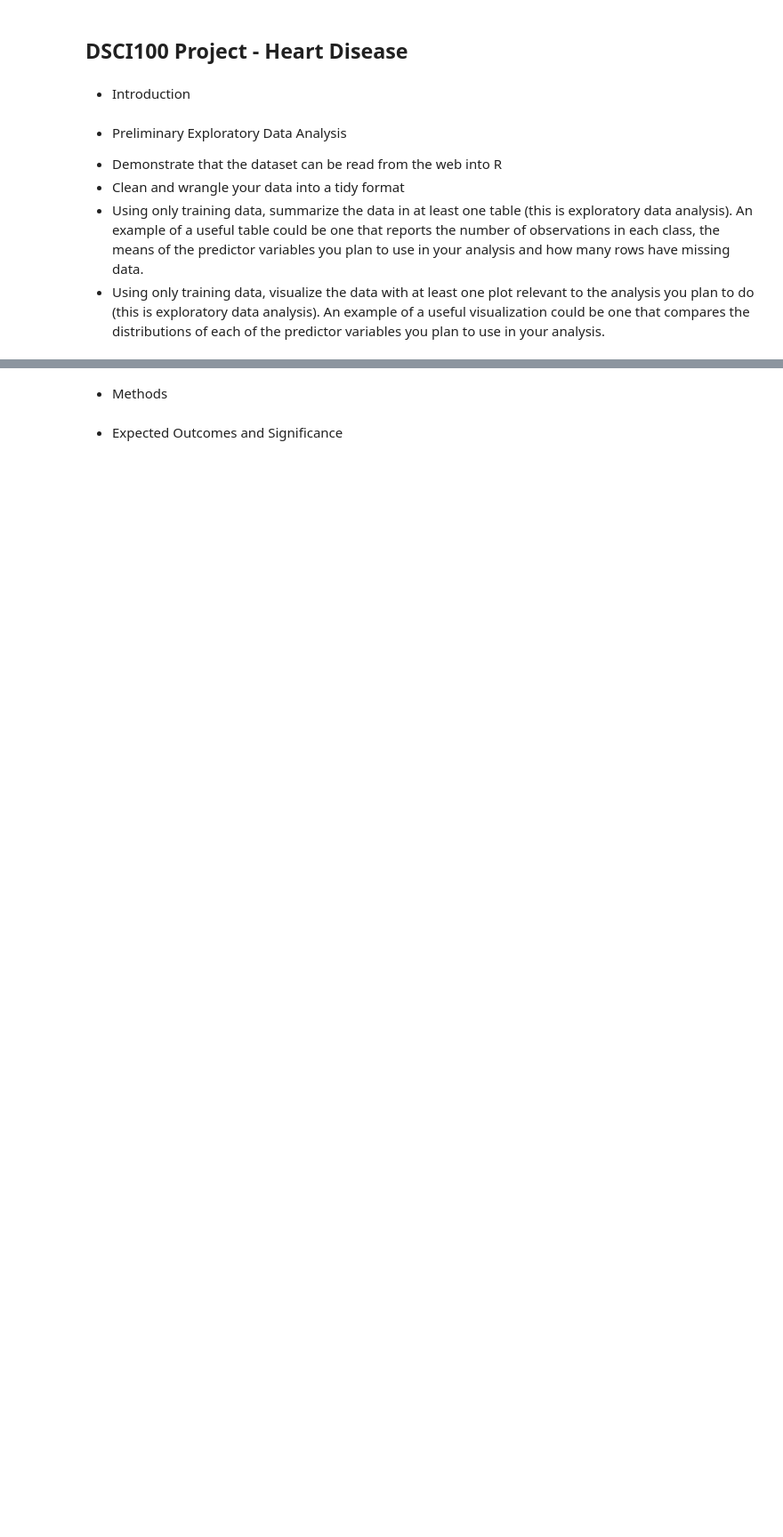
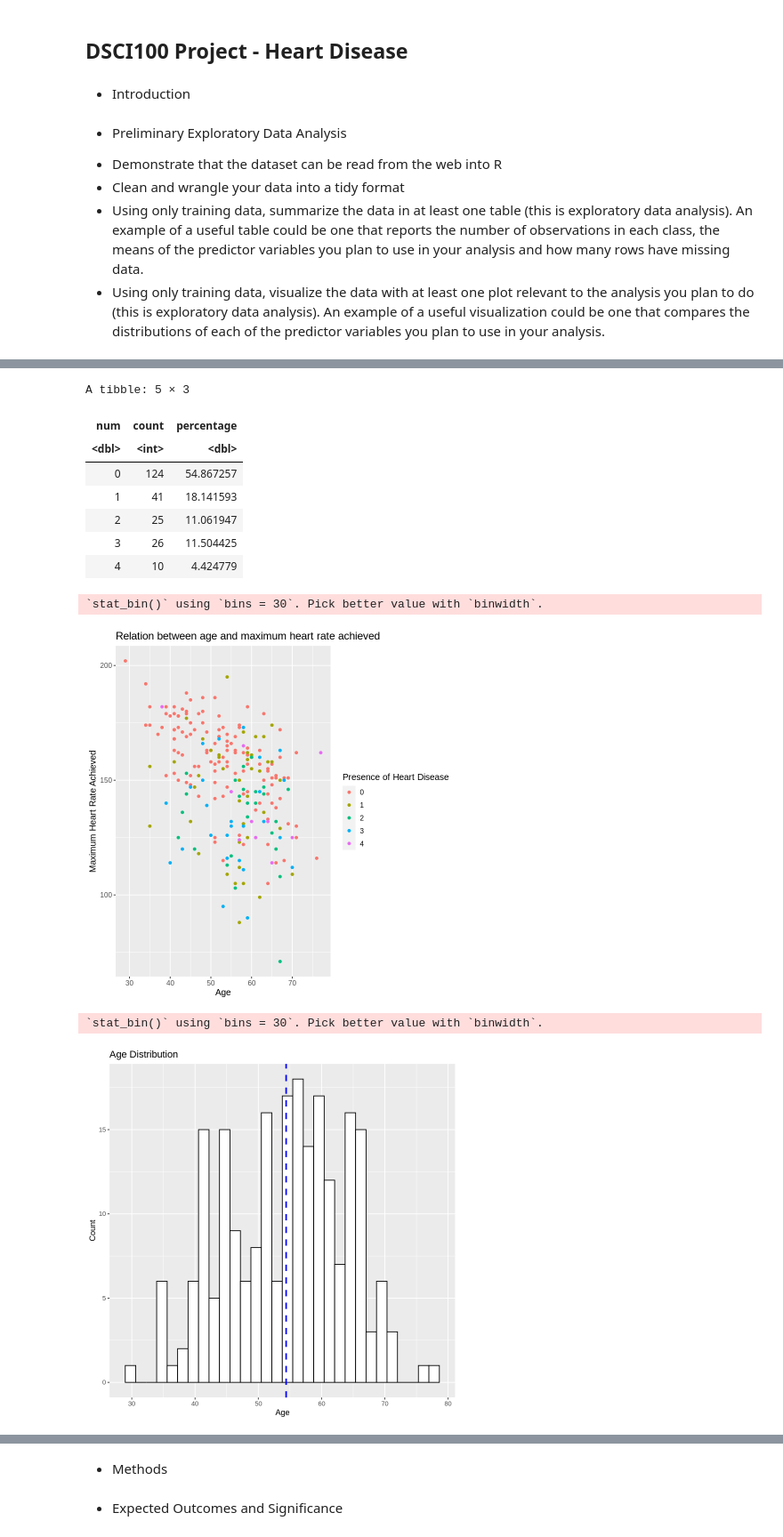
Before and after one commit to AmberrXiaa/DSCI100-Project, a Jupyter notebook: DSCI100_Proposal.ipynb, the cells around one changed output, grey strips where cells are left out. Shown at 89% size. Saved outputs shown, nothing was run; the diff lists cells and outputs as text; code cells hidden in the pictures; blank space fills up the shorter version.

```diff
--- a/DSCI100_Proposal.ipynb
+++ b/DSCI100_Proposal.ipynb
@@ -32,14 +77,13 @@ set.seed(1)
 heart_disease_download <- download.file("https://archive.ics.uci.edu/ml/machine-learning-databases/heart-disease/processed.cleveland.data",
                                         "heart_disease.csv")
 heart_disease_original <- read_csv("heart_disease.csv", col_names = FALSE)
-heart_disease_original
+names(heart_disease_original) <- c("age", "sex", "cp", "trestbps", "chol", "fbs", "restecg", "thalach", "exang", "oldpeak", "slope", "ca", "thal", "num")
 
 # Clean and Wrangle Data into a Tidy Format
-heart_disease_tidy <- select() |>
-                      mutate(= as_factor())
+# Since we are using a processed dataset the data is already in tidy format
 
 # Training and Testing Data Set Split
-heart_disease_split <- initial_split(heart_disease_tidy, prop = 0.75, strata = num)
+heart_disease_split <- initial_split(heart_disease_original, prop = 0.75, strata = num)
 heart_disease_training <- training(heart_disease_split)
 heart_disease_testing <- testing(heart_disease_split)
 
@@ -50,12 +94,40 @@ heart_disease_exp_table <- heart_disease_training |>
                            summarize(count = n(), percentage = n() / num_obs * 100)
 heart_disease_exp_table
 
+# The table shows the varying levels of heart disease from 0 (which indicates abscence) to 4 (which indicates prescence), and
+# also shows their respective counts
+
 # Exploratory Data Analysis (Visualization)
-heart_disease_exp_plot <- heart_disease_training |>
-                          ggplot(aes(x = age, y = cp, color = num)) +
-                          geom_point(alpha = 0.5) +
-                          labs(color = "Diagnosis") +
-                          scale_color_manual(labels = c("Value 1: typical angina", "Value 2: atypical angina", "Value 3: non-anginal pain", "Value 4: asymptomatic"),
-                                             values = c("orange2", "steelblue2", "pink2", "purple2")) +
-                          theme(text = element_text(size = 12))
-heart_disease_exp_plot
+heart_disease_exp_plot1 <- heart_disease_training |>
+                              ggplot(aes(x = age, y = thalach, colour = as_factor(num))) +
+                              geom_point() +
+                              ggtitle("Relation between age and maximum heart rate achieved")+
+                              labs(x = "Age", y = "Maximum Heart Rate Achieved", colour = "Presence of Heart Disease")+
+                              theme(text = element_text(size = 12))
+heart_disease_exp_plot1
+
+# This plot shows the relation between Age and the maximum heart rate and each point is colored by the prescence of
+# heart disease
+
+heart_disease_exp_plot2 <- heart_disease_training |>
+                            ggplot(aes(x = age, color=sex))+
+                            geom_histogram(color="black", fill="white")+
+                            ggtitle("Age Distribution")+
+                            labs(x = "Age", y = "Count", fill="", color = "")+
+                            geom_vline(aes(xintercept=mean(age)),
+                            color="blue", linetype="dashed", size=1)+
+                            theme(legend.position="top")
+heart_disease_exp_plot2
+
+#This plot shows the distribution of age with the blue dashed line indicating the mean age
+heart_disease_exp_plot2d <- ggplot(heart_disease_training, aes(x=age)) +
+                             geom_histogram(aes(y=..density..), colour="black", fill="white")+
+                             geom_density(alpha=.2, fill="#FF6666") +
+                             ggtitle("Age Distribution with density")+
+                             labs(x = "Age", y = "Density", fill="", color = "")
+
+
+heart_disease_exp_plot2d
+
+# This plot shows the distribution of age with a density curve
+# %% [output]
@@ -61,0 +142,12 @@ heart_disease_exp_plot
+A tibble: 5 × 3
+| num | count | percentage |
+| <dbl> | <int> | <dbl> |
+| 0 | 124 | 54.867257 |
+| 1 | 41 | 18.141593 |
+| 2 | 25 | 11.061947 |
+| 3 | 26 | 11.504425 |
+| 4 | 10 | 4.424779 |
+`stat_bin()` using `bins = 30`. Pick better value with `binwidth`.
+[figure, added]
+`stat_bin()` using `bins = 30`. Pick better value with `binwidth`.
+[figure, added]
```
Also changed, not shown: parts of 3 cells of this notebook.
